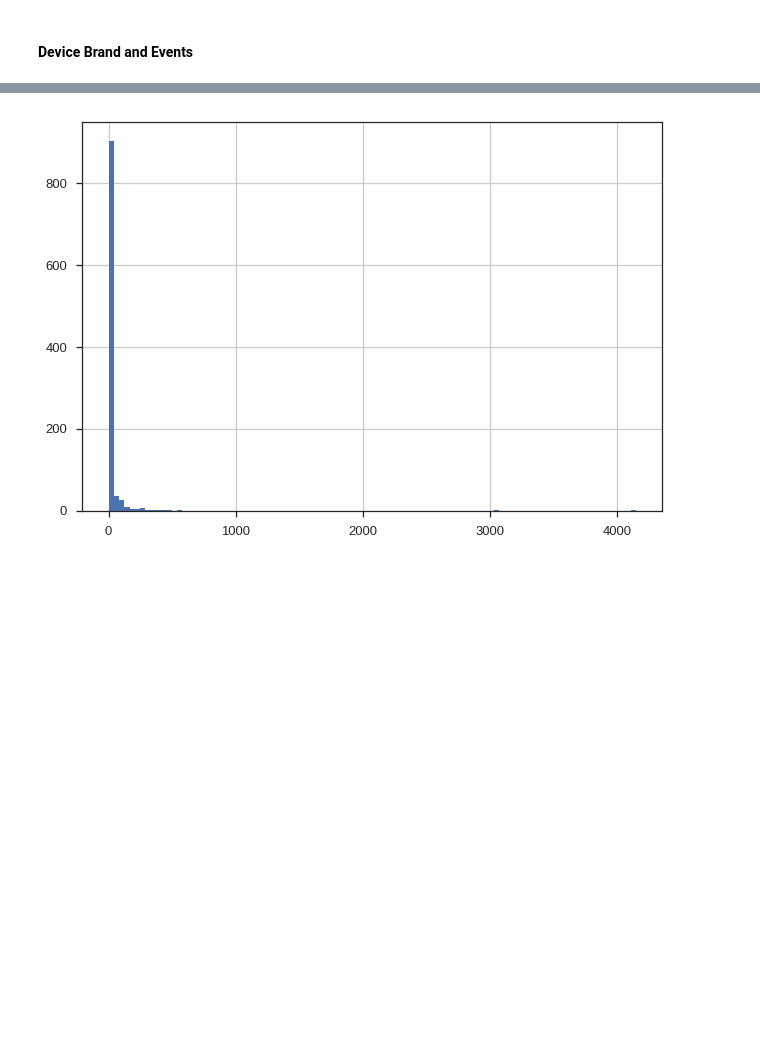
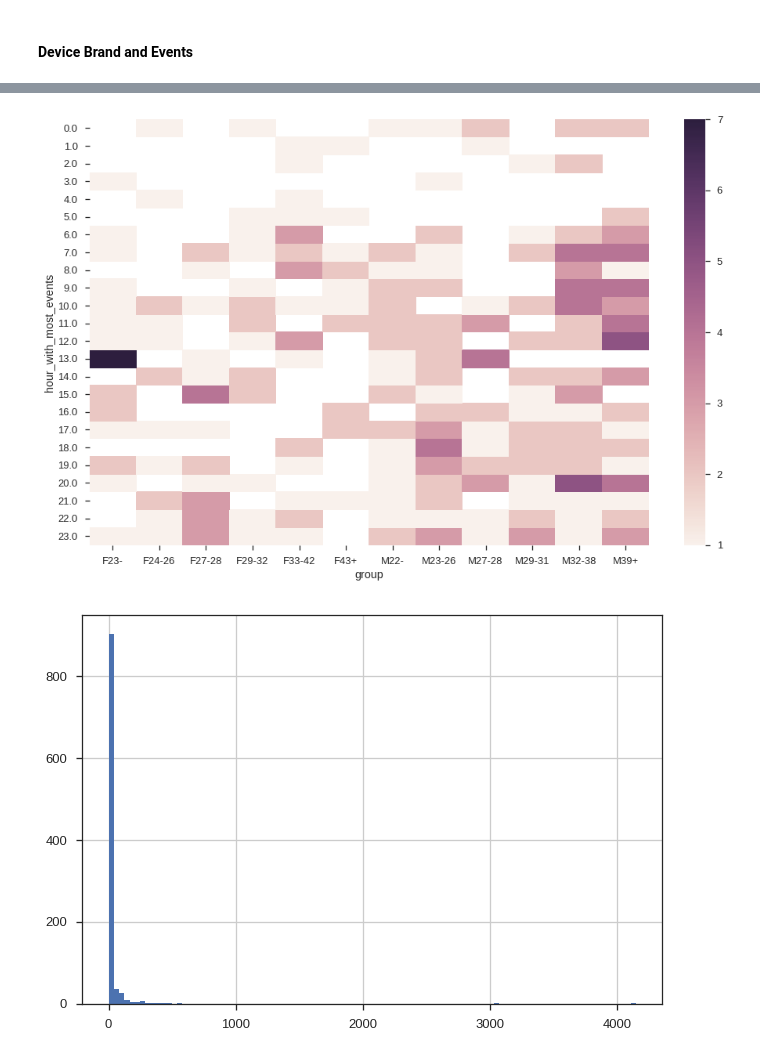
Before and after one commit to numb3r33/TalkingData, a Jupyter notebook: notebooks/UnderstandProblemStatement.ipynb, the cells around one changed output, grey strips where cells are left out. Drawn from its saved outputs; the diff is of its cells as text; code cells hidden in the pictures; blank space fills up the shorter version.

Commit message:
Hour at which most number of events were generated by a device ( RF ).

```diff
--- a/notebooks/UnderstandProblemStatement.ipynb
+++ b/notebooks/UnderstandProblemStatement.ipynb
@@ -593,0 +570,6 @@ Wall time: 370 ms
+# %%
+%%time
+
+# hour at which most number of events were generated
+hour_with_most_events = events.groupby('device_id')\
+                              .apply(lambda x: x['timestamp'].dt.hour.value_counts().index.values[0])
@@ -593,0 +579,5 @@ Wall time: 370 ms
+# %%
+%%time
+
+df = gender_age_train.sample(n=1000)
+df.loc[:, 'hour_with_most_events'] = df.device_id.map(hour_with_most_events)
@@ -594,3 +587,9 @@ Wall time: 370 ms
+# %%
+fig, ax = plt.subplots(1, figsize=(16, 10))
+
+sns.heatmap(df.groupby(['hour_with_most_events', 'group']).size().unstack());
+# %% [output]
+[figure, added]
 # %%
 # number of events generated by a device
 df.groupby('device_id').apply(lambda x: np.sum(pd.notnull(x['event_id']))).hist(bins=100);
```
Also changed, not shown: parts of 4 cells of this notebook, 1 other file.
